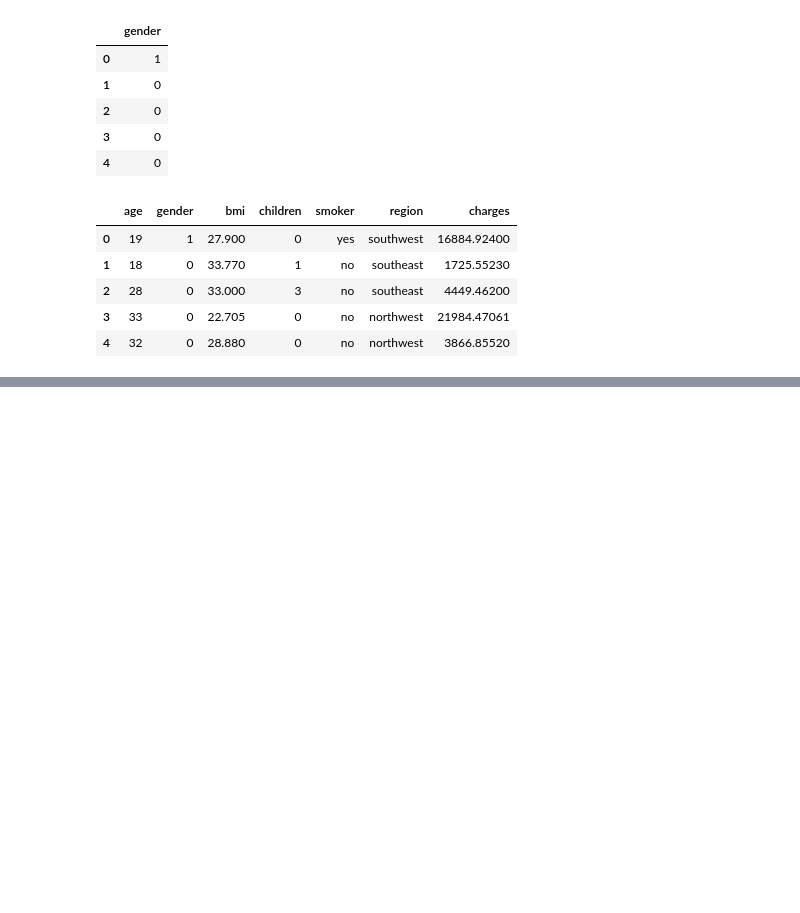
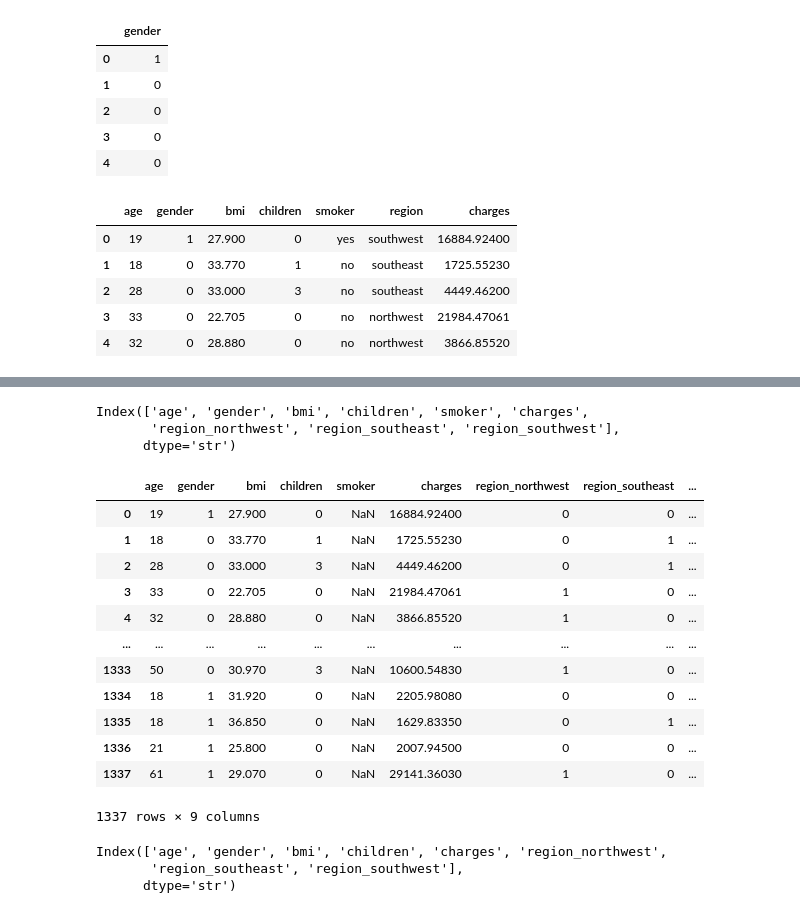
Before and after one commit to altafshaikh7/machine-learning, a Jupyter notebook: lectureNo1/learn1/insurance.ipynb, the cells around one changed output, grey strips where cells are left out. Saved outputs shown, nothing was run; the diff lists cells and outputs as text; code cells hidden in the pictures; blank space fills up the shorter version.

```diff
--- a/lectureNo1/learn1/insurance.ipynb
+++ b/lectureNo1/learn1/insurance.ipynb
@@ -254,0 +264,2 @@ df_cleaned.head()
+# %%
+df_cleaned = pd.get_dummies(df_cleaned, columns=['region'], drop_first=True) #Ye line categorical variable (region) ko numerical me convert karne ke liye hai. drop_first=True ka matlab hai ki first category (region_northwest) ko drop kar diya jayega,taaki multicollinearity na ho.
@@ -254,0 +275,32 @@ df_cleaned.head()
+# %%
+df_cleaned.columns
+# %% [output]
+Index(['age', 'gender', 'bmi', 'children', 'smoker', 'charges',
+       'region_northwest', 'region_southeast', 'region_southwest'],
+      dtype='str')
+# %%
+bool_cols = ['region_northwest', 'region_southeast', 'region_southwest']
+
+df_cleaned[bool_cols] = df_cleaned[bool_cols].astype(int)
+# %%
+df_cleaned
+# %% [output]
+|  | age | gender | bmi | children | smoker | charges | region_northwest | region_southeast | ... |
+| 0 | 19 | 1 | 27.900 | 0 | NaN | 16884.92400 | 0 | 0 | ... |
+| 1 | 18 | 0 | 33.770 | 1 | NaN | 1725.55230 | 0 | 1 | ... |
+| 2 | 28 | 0 | 33.000 | 3 | NaN | 4449.46200 | 0 | 1 | ... |
+| 3 | 33 | 0 | 22.705 | 0 | NaN | 21984.47061 | 1 | 0 | ... |
+| 4 | 32 | 0 | 28.880 | 0 | NaN | 3866.85520 | 1 | 0 | ... |
+| ... | ... | ... | ... | ... | ... | ... | ... | ... | ... |
+| 1333 | 50 | 0 | 30.970 | 3 | NaN | 10600.54830 | 1 | 0 | ... |
+| 1334 | 18 | 1 | 31.920 | 0 | NaN | 2205.98080 | 0 | 0 | ... |
+| 1335 | 18 | 1 | 36.850 | 0 | NaN | 1629.83350 | 0 | 1 | ... |
+| 1336 | 21 | 1 | 25.800 | 0 | NaN | 2007.94500 | 0 | 0 | ... |
+| 1337 | 61 | 1 | 29.070 | 0 | NaN | 29141.36030 | 1 | 0 | ... |
+1337 rows × 9 columns
+# %%
+df_cleaned.columns
+# %% [output]
+Index(['age', 'gender', 'bmi', 'children', 'charges', 'region_northwest',
+       'region_southeast', 'region_southwest'],
+      dtype='str')
```
Also changed, not shown: parts of 16 cells of this notebook.
